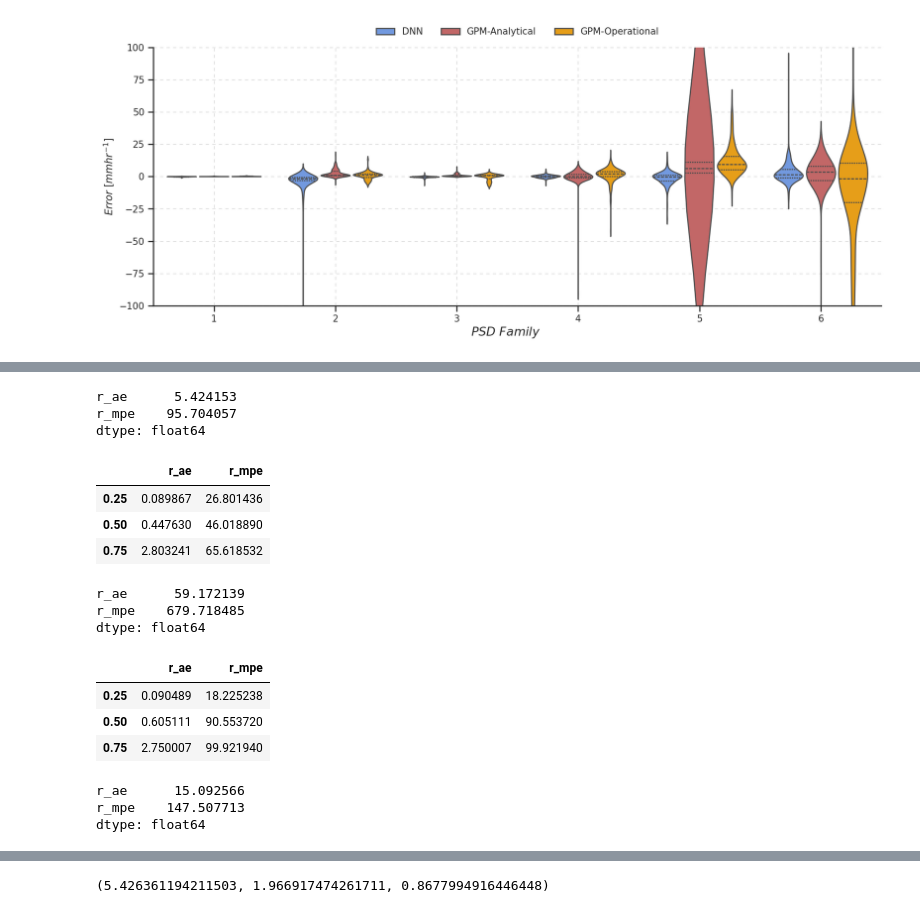
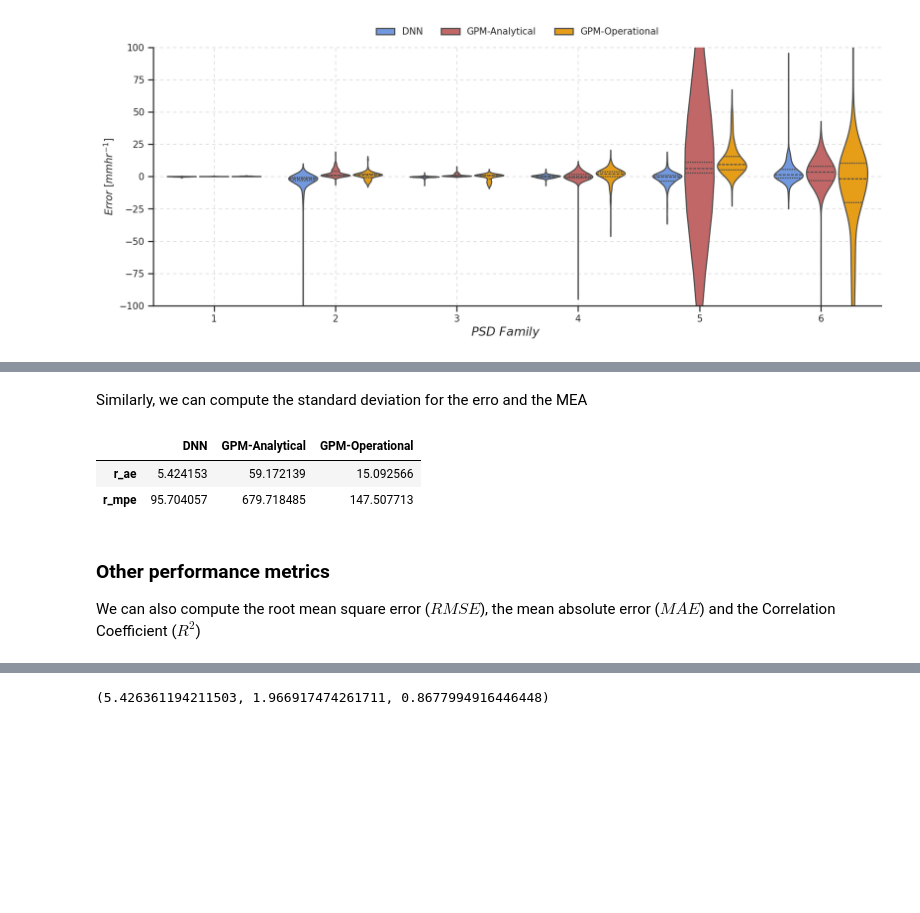
Before and after one commit to aladinor/Ladino_et_al_2025_DNN_PSD_retrieval, a Jupyter notebook: notebooks/3.Rain_retrieval.ipynb, the cells around one changed output, grey strips where cells are left out. Cells and saved outputs as stored; diff of their text form; code cells hidden in the pictures; blank space fills up the shorter version.

```diff
--- a/notebooks/3.Rain_retrieval.ipynb
+++ b/notebooks/3.Rain_retrieval.ipynb
@@ -386,35 +396,18 @@ df_dnn_r[['r_ae', 'r_mpe']].quantile([0.25, 0.5, 0.75])
+# %% [markdown]
+Similarly, we can compute the standard deviation for the erro and the MEA
 # %%
- df_dnn_r[['r_ae', 'r_mpe']].std()
+std_dnn_r = df_dnn_r[['r_ae', 'r_mpe']].std()
+std_gpm_a_r = df_gpm_ana_r[['r_ae', 'r_mpe']].std()
+std_gpm_o_r = df_gpm_op_r[['r_ae', 'r_mpe']].std()
+
+pd.concat([std_dnn_r, std_gpm_a_r, std_gpm_o_r], axis=1, levels=[keys], keys=keys)
 # %% [output]
-r_ae      5.424153
-r_mpe    95.704057
-dtype: float64
+|  | DNN | GPM-Analytical | GPM-Operational |
+| r_ae | 5.424153 | 59.172139 | 15.092566 |
+| r_mpe | 95.704057 | 679.718485 | 147.507713 |
-# %%
-df_gpm_ana_r[['r_ae', 'r_mpe']].quantile([0.25, 0.5, 0.75])
-# %% [output]
-|  | r_ae | r_mpe |
-| 0.25 | 0.089867 | 26.801436 |
-| 0.50 | 0.447630 | 46.018890 |
-| 0.75 | 2.803241 | 65.618532 |
-# %%
-df_gpm_ana_r[['r_ae', 'r_mpe']].std()
-# %% [output]
-r_ae      59.172139
-r_mpe    679.718485
-dtype: float64
-# %%
-df_gpm_op_r[['r_ae', 'r_mpe']].quantile([0.25, 0.5, 0.75])
-# %% [output]
-|  | r_ae | r_mpe |
-| 0.25 | 0.090489 | 18.225238 |
-| 0.50 | 0.605111 | 90.553720 |
-| 0.75 | 2.750007 | 99.921940 |
-# %%
-df_gpm_op_r[['r_ae', 'r_mpe']].std()
-# %% [output]
-r_ae      15.092566
-r_mpe    147.507713
-dtype: float64
+# %% [markdown]
+### Other performance metrics
+We can also compute the root mean square error ($RMSE$), the mean absolute error ($MAE$) and the Correlation Coefficient ($R^2$)
 # %%
 def metrics_pd(x, xpred):
     """
```
Also changed, not shown: parts of 15 cells of this notebook.
